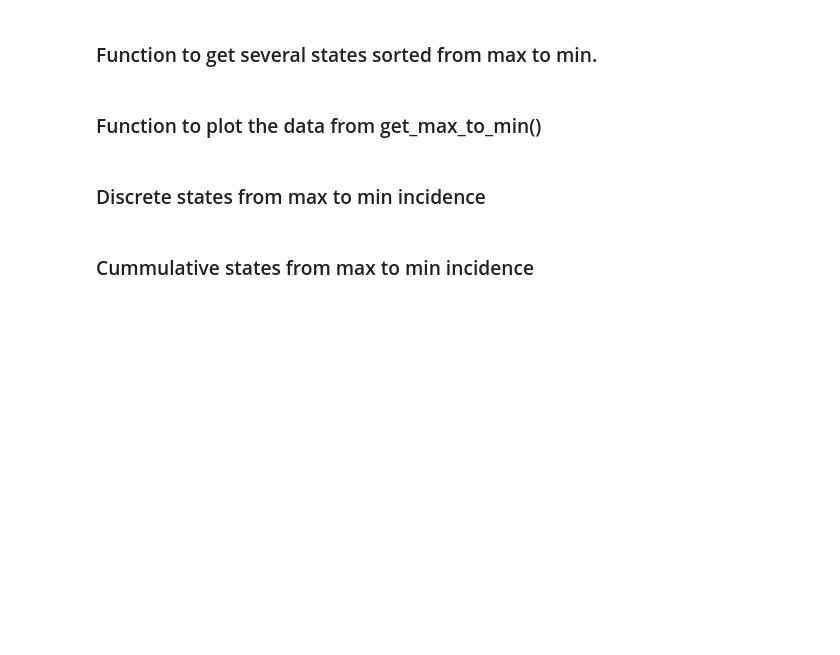
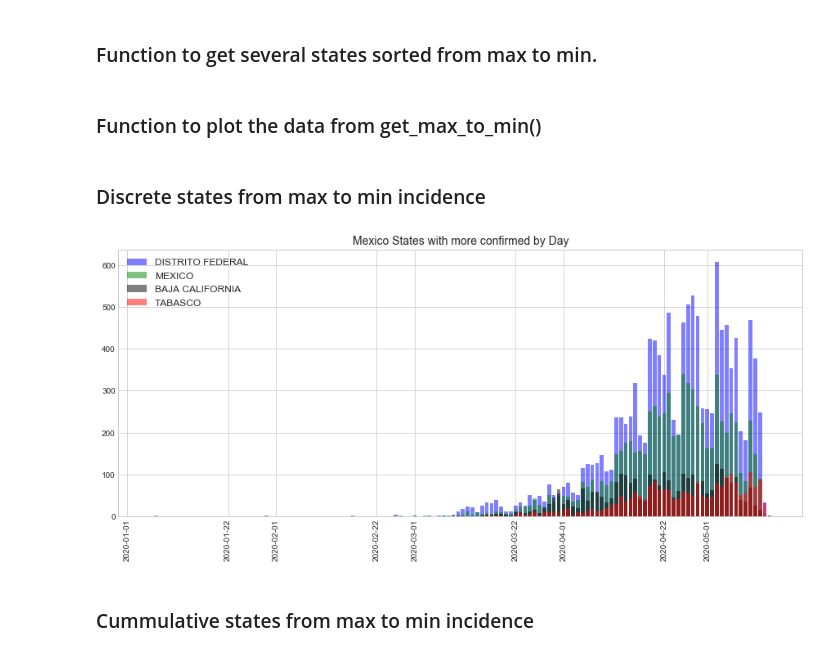
Before and after one commit to mesielepush/Covid19-Mexico-Data-Analysis-Jupyter-Notebook, a Jupyter notebook: MexicoCovidDescriptiveGeneral.ipynb, the cells around one changed output. Cells and saved outputs as stored; diff of their text form; code cells hidden in the pictures; blank space fills up the shorter version.

```diff
--- a/MexicoCovidDescriptiveGeneral.ipynb
+++ b/MexicoCovidDescriptiveGeneral.ipynb
@@ -258,11 +250,13 @@ def plot_all(raw_data,n=None, discrete=True, title='No title',colors = None):
 # %% [markdown]
 ### Discrete states from max to min incidence
 # %%
-plot_all(raw_data = deaths,
+plot_all(raw_data = confirmed,
          n=4,
          colors= ['b','g','black','r'],
          discrete=True,
-         title='Mexico States with more Deaths by Day')
+         title='Mexico States with more confirmed by Day')
+# %% [output]
+[figure, added]
 # %% [markdown]
 ### Cummulative states from max to min incidence
 # %%
```
Also changed, not shown: parts of 24 cells of this notebook, 1 other file.
